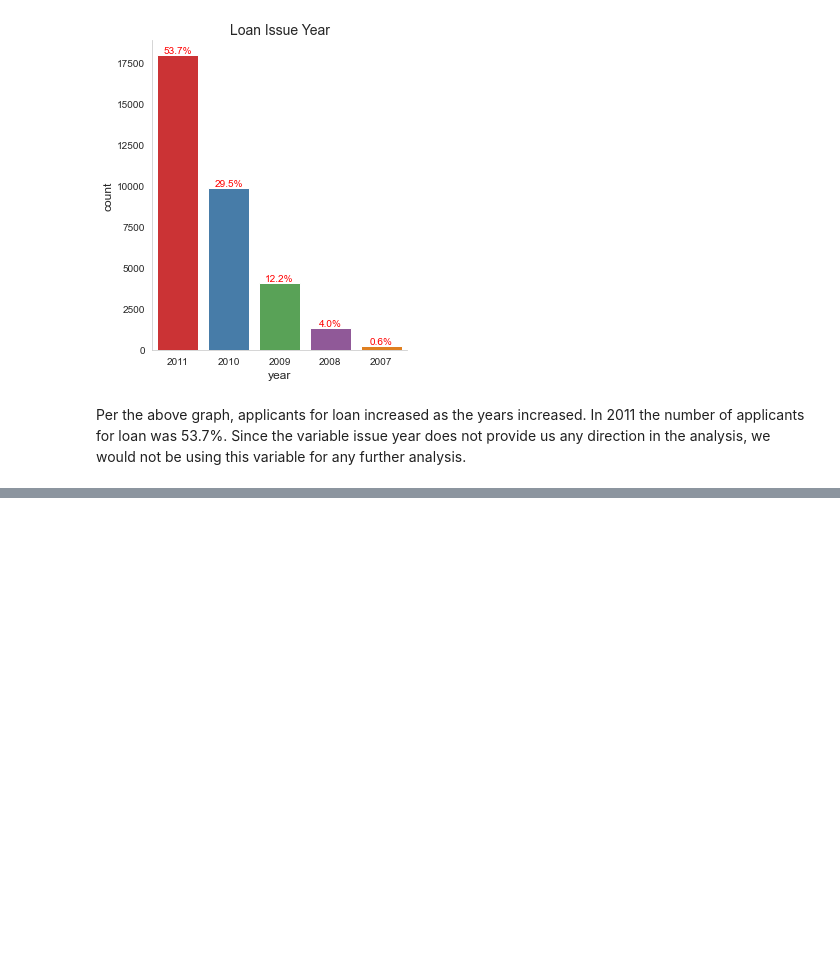
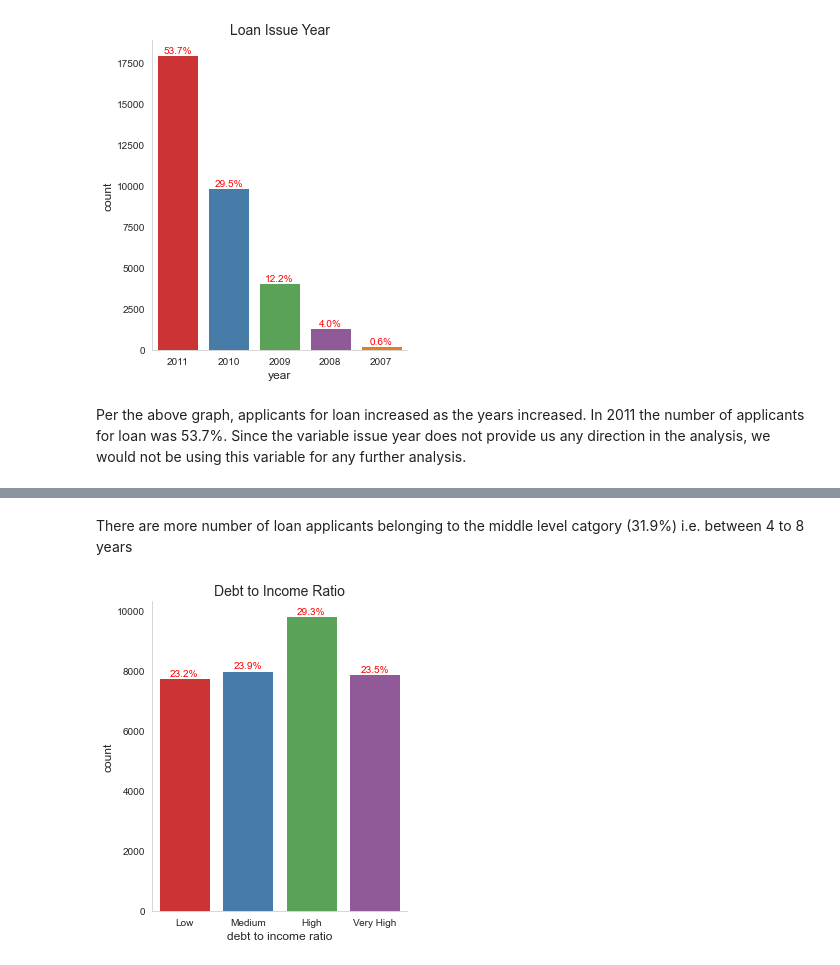
Before and after one commit to ananyaaD/Gramener-Case-Study, a Jupyter notebook: Gramener Case Study.ipynb, the cells around one changed output, grey strips where cells are left out. Saved outputs shown, nothing was run; the diff lists cells and outputs as text; code cells hidden in the pictures; blank space fills up the shorter version.

```diff
--- a/Gramener Case Study.ipynb
+++ b/Gramener Case Study.ipynb
@@ -707,0 +740,19 @@ Per the above graph, applicants for loan increased as the years increased. In 20
+# %% [markdown]
+There are more number of loan applicants belonging to the middle level catgory (31.9%) i.e. between 4 to 8 years
+# %%
+# debt to income ratio
+
+plot = sns.catplot(x="categorised_dti", kind="count", data=data, palette="Set1", aspect= .9, order=order_category);
+
+plt.title('Debt to Income Ratio', fontsize = 14)
+plt.xlabel("debt to income ratio", fontsize = 12)
+plt.ylabel("count", fontsize = 12)
+
+# Print the counts
+
+ax = plot.facet_axis(0,0)
+for p in ax.patches:
+     ax.annotate('{:1.1f}%'.format((p.get_height()*100)/float(len(data))), (p.get_x() + p.get_width()/2., p.get_height()),
+                color='red', ha='center', va='bottom')
+# %% [output]
+[figure, added]
```
Also changed, not shown: parts of 3 cells of this notebook.
